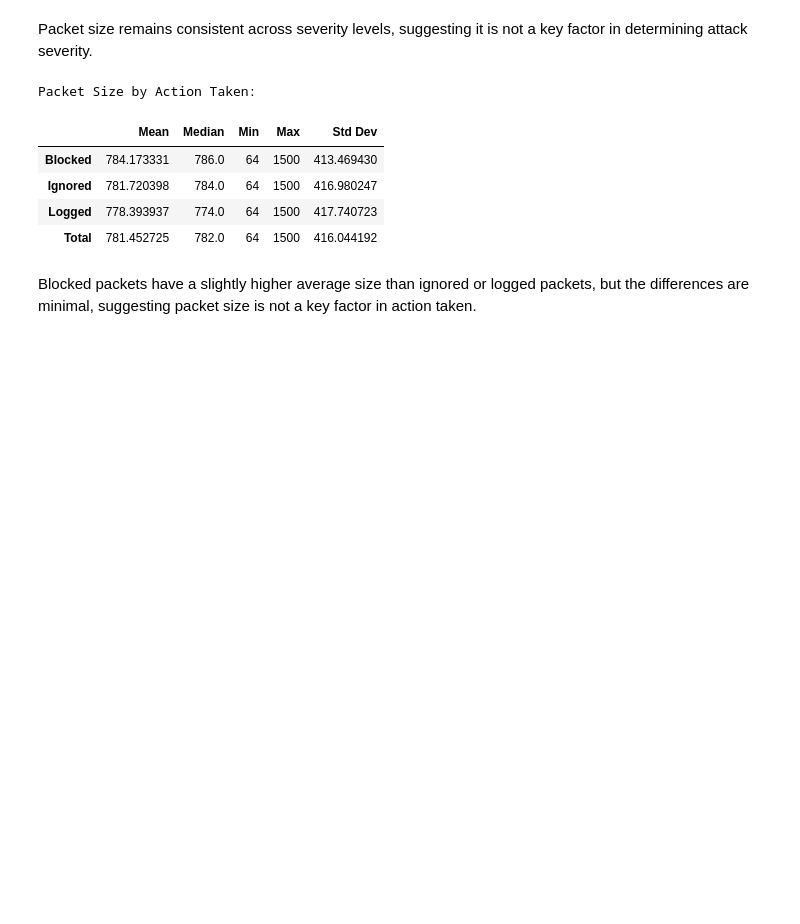
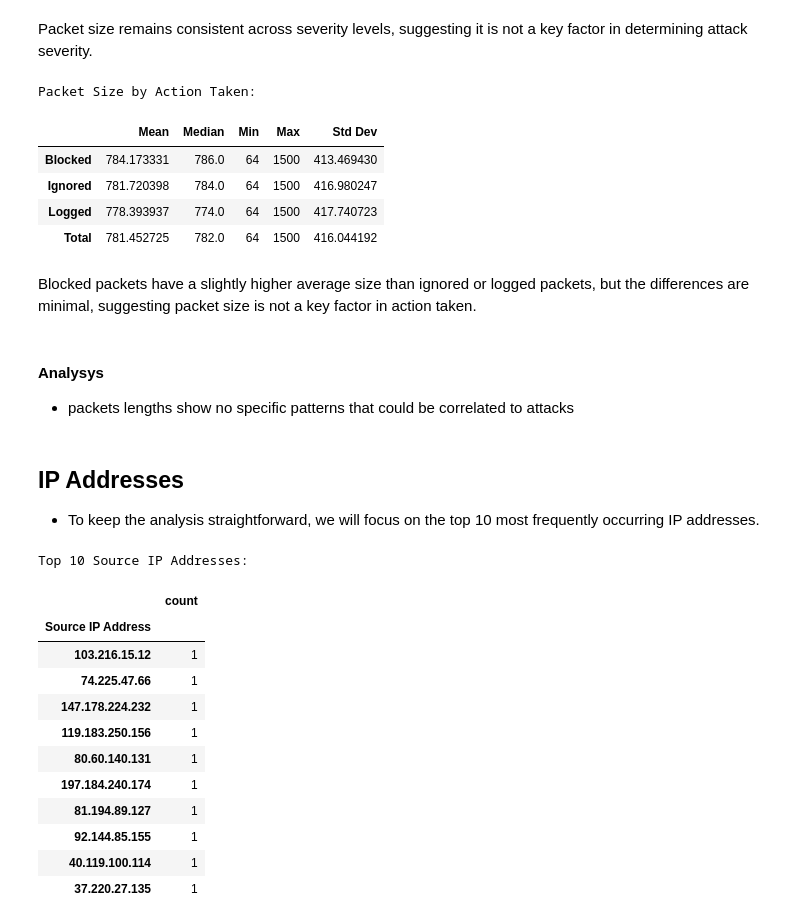
Before and after one commit to natfaria/cyberAttack, a Jupyter notebook: cyberattacks/notebooks/EDA.ipynb, the cells around one changed output. Cells and saved outputs as stored; diff of their text form; code cells hidden in the pictures; blank space fills up the shorter version.

```diff
--- a/cyberattacks/notebooks/EDA.ipynb
+++ b/cyberattacks/notebooks/EDA.ipynb
@@ -355,3 +422,33 @@ Packet Size by Action Taken:
 | Total | 781.452725 | 782.0 | 64 | 1500 | 416.044192 |
 # %% [markdown]
 Blocked packets have a slightly higher average size than ignored or logged packets, but the differences are minimal, suggesting packet size is not a key factor in action taken.
+# %% [markdown]
+#### Analysys
+- packets lengths show no specific patterns that could be correlated to attacks
+# %% [markdown]
+## IP Addresses
+- To keep the analysis straightforward, we will focus on the top 10 most frequently occurring IP addresses.
+# %%
+ip_threshold = 10
+
+# Analyzing the top most frequent Source and Destination IP Addresses
+top_source_ips = df["Source IP Address"].value_counts().head(ip_threshold)
+top_dest_ips = df["Destination IP Address"].value_counts().head(ip_threshold)
+# %%
+# Displaying results for the top IP Sources
+print(f"Top {ip_threshold} Source IP Addresses:")
+display(top_source_ips.to_frame())
+# %% [output]
+Top 10 Source IP Addresses:
+|  | count |
+| Source IP Address |  |
+| 103.216.15.12 | 1 |
+| 74.225.47.66 | 1 |
+| 147.178.224.232 | 1 |
+| 119.183.250.156 | 1 |
+| 80.60.140.131 | 1 |
+| 197.184.240.174 | 1 |
+| 81.194.89.127 | 1 |
+| 92.144.85.155 | 1 |
+| 40.119.100.114 | 1 |
+| 37.220.27.135 | 1 |
```
Also changed, not shown: parts of 11 cells of this notebook.
